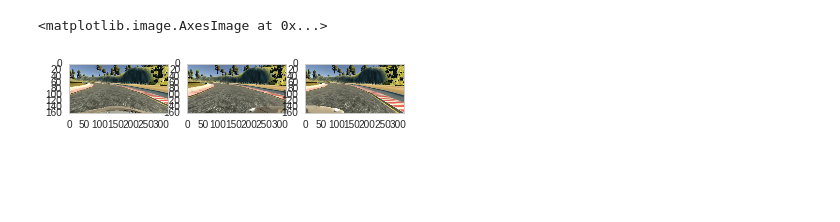
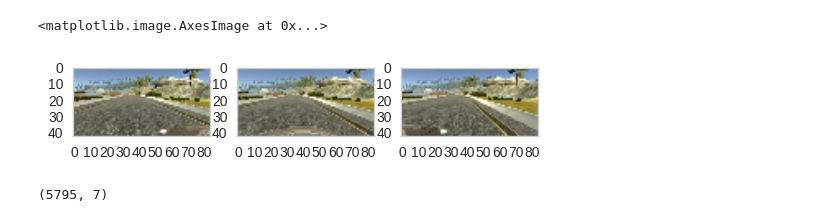
Before and after one commit to ugo-nama-kun/Self-Driving-Car-Behavior-Cloning, a Jupyter notebook: train_dnn_keras.ipynb, the cells around one changed output. Drawn from its saved outputs; the diff is of its cells as text; code cells hidden in the pictures; blank space fills up the shorter version.

Commit message:
add data read func

```diff
--- a/train_dnn_keras.ipynb
+++ b/train_dnn_keras.ipynb
@@ -11,7 +12,7 @@ import skimage
 # %%
-data_info = pd.read_csv('../drivedata/driving_log.csv',
+data_info = pd.read_csv('drivedata/driving_log.csv',
                         names=['img_center', 'img_left', 'img_right',
-                               'steer_angle', 'throttle', 'brake', 'throttle'],
+                               'steer_angle', 'throttle', 'brake', 'speed'],
                         sep=', ')
 # %%
 data_info[:3]
@@ -23,16 +39,22 @@ data_info[:3]
 # %%
-img = skio.imread(data_info['img_left'][0])
-plt.subplot(1,3,2)
+img = io.imread(data_info['img_left'][0])
+plt.subplot(1,3,1)
+img = transform.resize(img, output_shape=[42, 84])
 plt.imshow(img)
 
-sns.set_style("whitegrid", {'axes.grid': False})
-img = skio.imread(data_info['img_center'][0])
-plt.subplot(1,3,1)
+img = io.imread(data_info['img_center'][0])
+plt.subplot(1,3,2)
+img = transform.resize(img, output_shape=[42, 84])
 plt.imshow(img)
 
-img = skio.imread(data_info['img_right'][0])
+img = io.imread(data_info['img_right'][0])
 plt.subplot(1,3,3)
+img = transform.resize(img, output_shape=[42, 84])
 plt.imshow(img)
 # %% [output]
 <matplotlib.image.AxesImage at 0x...>
-[figure, old version]
+[figure, new version]
+# %%
+data_info.shape
+# %% [output]
+(5795, 7)
```
Also changed, not shown: parts of 6 cells of this notebook, 1 other file.
